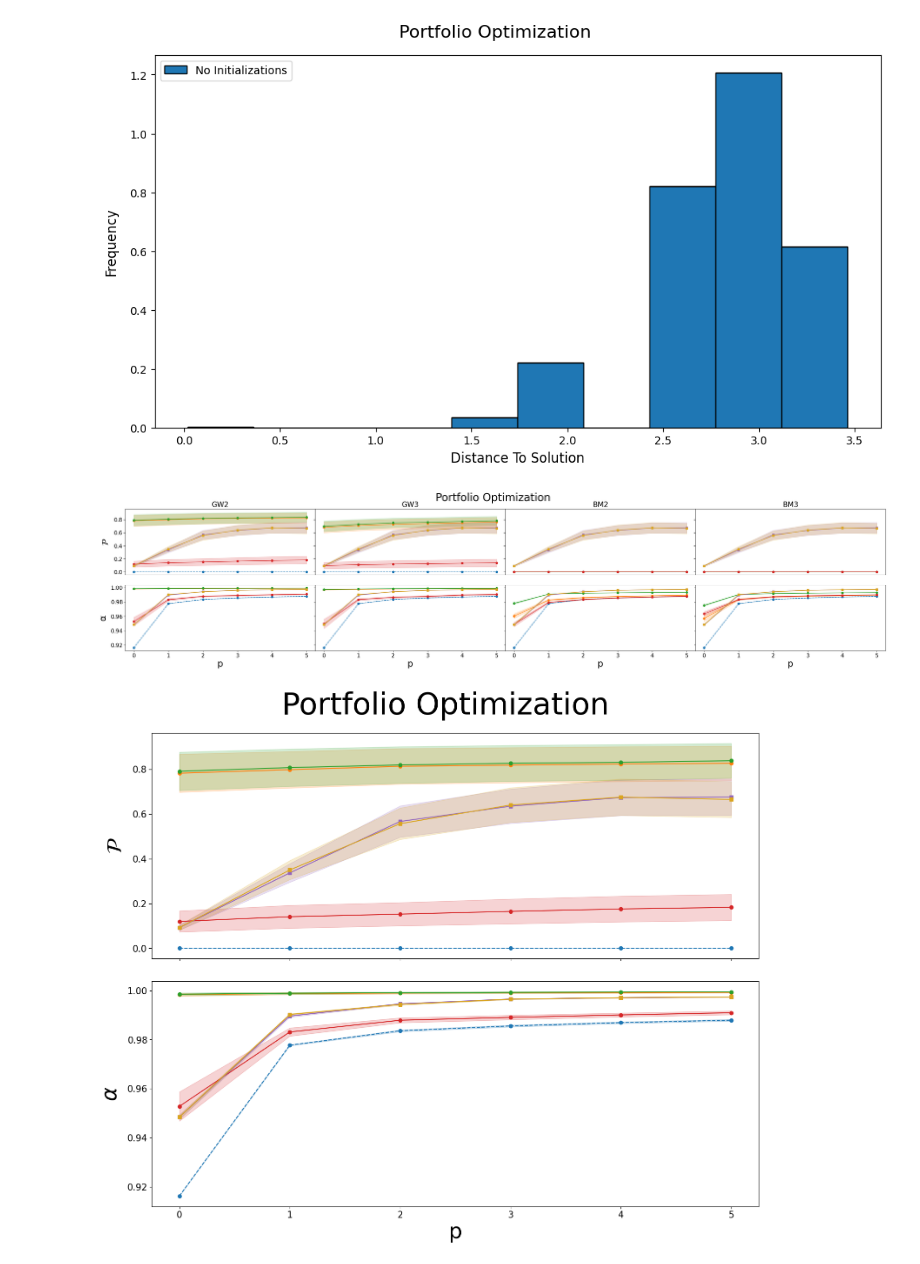
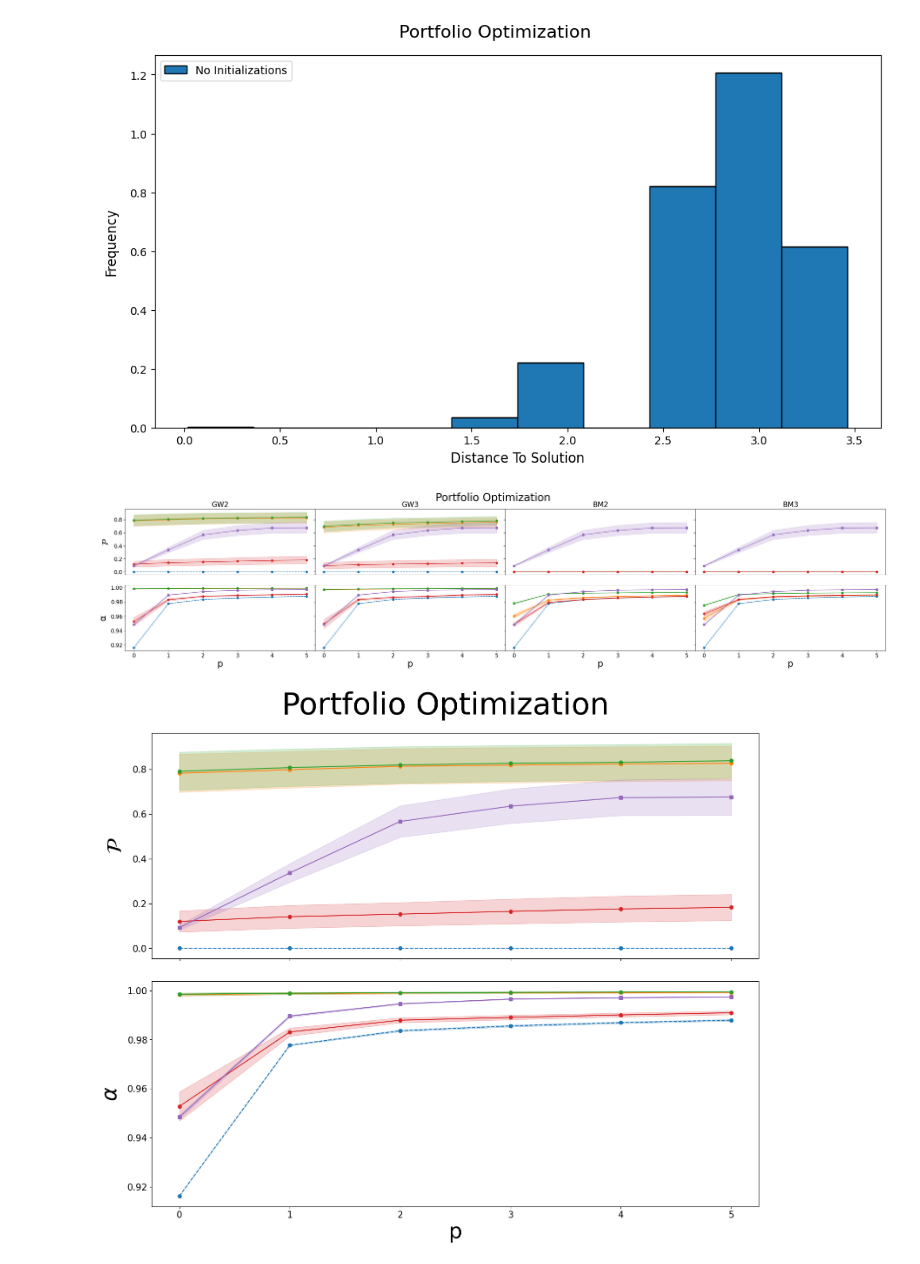
Before and after one commit to BBhattacharyya1729/QUBO_To_MaxCut, a Jupyter notebook: PortfolioOptPlots.ipynb, the cells around one changed output. Cells and saved outputs as stored; diff of their text form; code cells hidden in the pictures.

```diff
--- a/PortfolioOptPlots.ipynb
+++ b/PortfolioOptPlots.ipynb
@@ -52,13 +52,13 @@ plot_distance("Portfolio Optimization", DISTANCE, EMPTYDATA, prob1="No Initializ
 # %% [output]
 [figure]
 # %%
-get_depth_combined('Portfolio Optimization', idx_dict, PSC_DATA, DATA, PSC_DATA50, M_list, A_list, path=r'Figures\PortfolioOpt\Full_Comparison', p_max=5, std=.25)
+get_depth_combined_PO('Portfolio Optimization', idx_dict, PSC_DATA, DATA, PSC_DATA50, M_list, A_list, path=r'Figures\PortfolioOpt\Full_Comparison', p_max=5, std=.25)
 # %% [output]
-[figure, old version]
+[figure, new version]
 # %%
-get_depth_combined_gw2('Portfolio Optimization', idx_dict, PSC_DATA, DATA, PSC_DATA50, M_list, A_list, path=r'Figures\PortfolioOpt\Full_Comparison_gw2', p_max=5, std=.25)
+get_depth_combined_gw2_PO('Portfolio Optimization', idx_dict, PSC_DATA, DATA, PSC_DATA50, M_list, A_list, path=r'Figures\PortfolioOpt\Full_Comparison_gw2', p_max=5, std=.25)
 # %% [output]
-[figure, old version]
+[figure, new version]
 # %%
 depth_points_gw2 = calculate_depth_points_gw2("Portfolio Optimization", idx_dict, PSC_DATA, DATA, PSC_DATA50, M_list, A_list)
 plot_numbers("Portfolio Optimization", depth_points_gw2)
```
Also changed, not shown: parts of 2 cells of this notebook, 5 other files.
